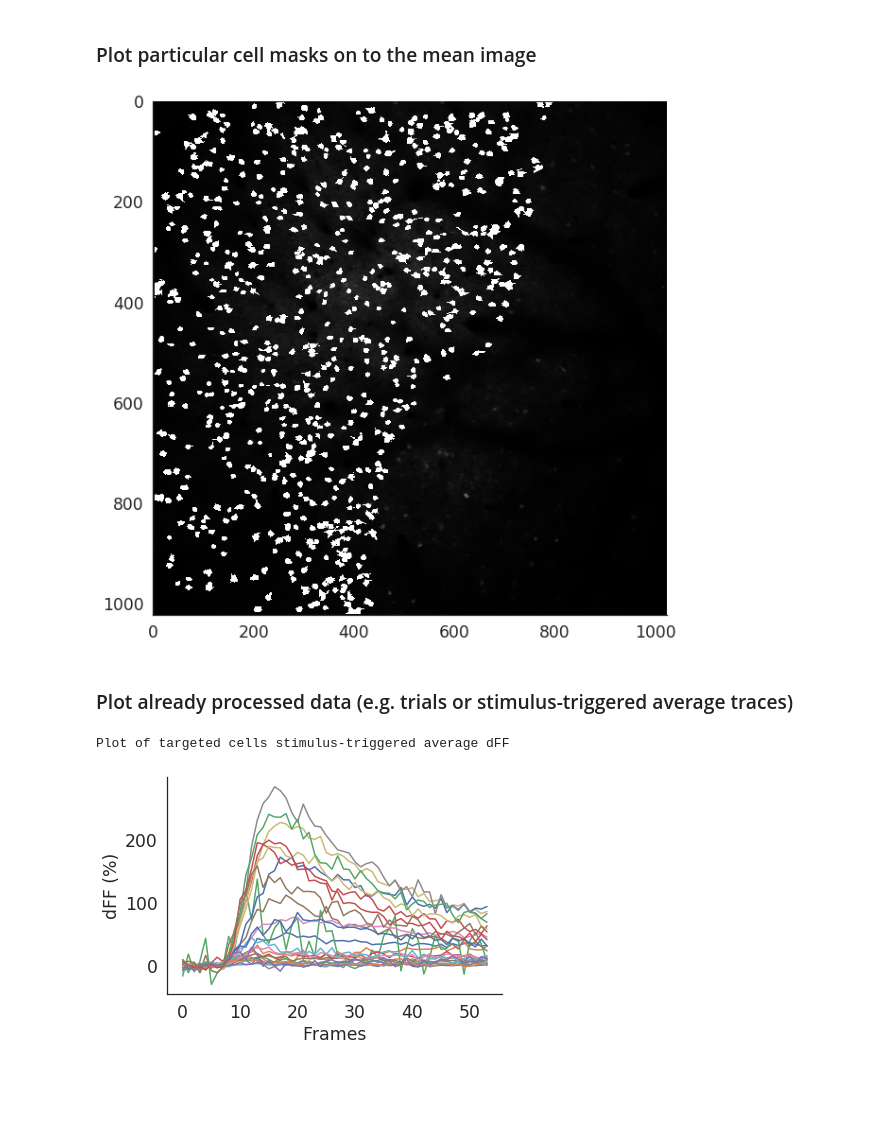
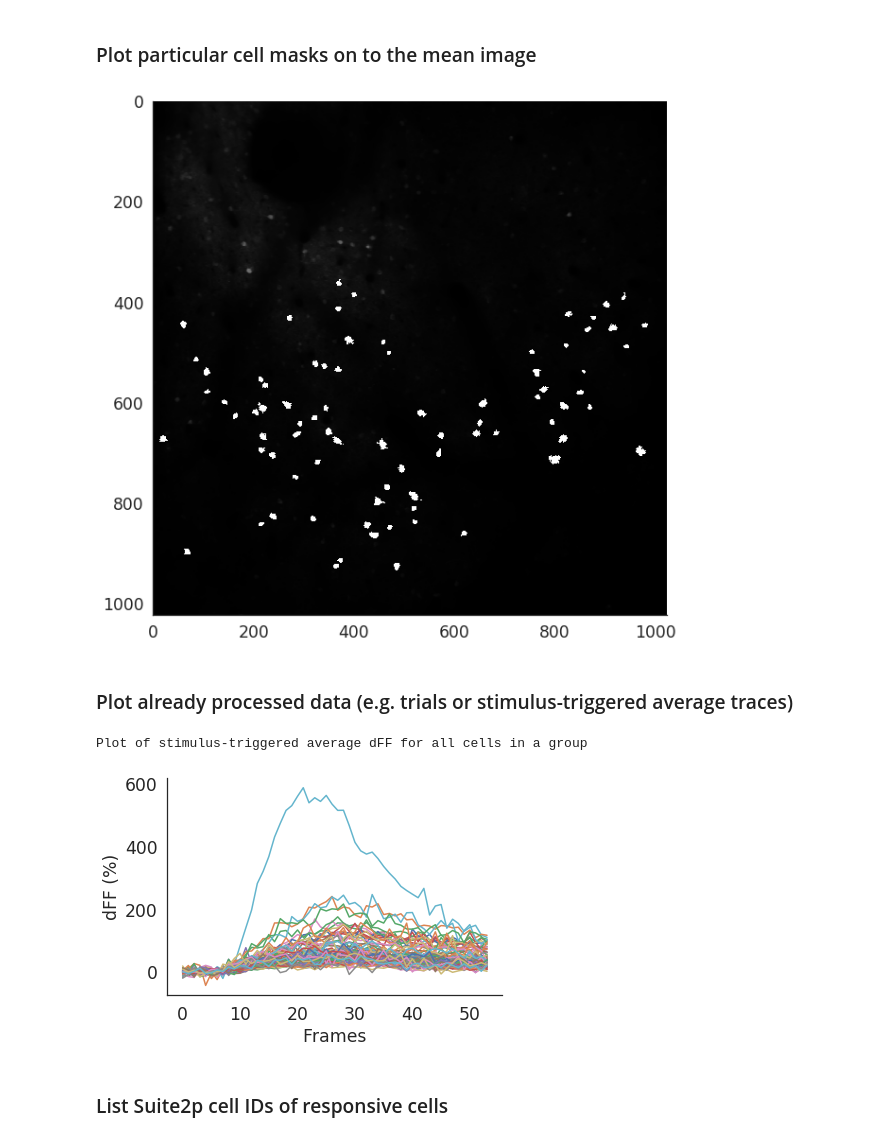
Before and after one commit to Packer-Lab/Vape, a Jupyter notebook: jupyter/how_to_vape_rob.ipynb, the cells around one changed output. Saved outputs shown, nothing was run; the diff lists cells and outputs as text; code cells hidden in the pictures; blank space fills up the shorter version.

Commit message:
added whisker stim compatible things to vape tutorial, added fluorescence plotting across t-series to track drift or water loss

```diff
--- a/jupyter/how_to_vape_rob.ipynb
+++ b/jupyter/how_to_vape_rob.ipynb
@@ -17,7 +17,7 @@ import copy
 # %% [markdown]
 ### Load a pickled object
 # %%
-data_folder = '/home/rlees/mnt/qnap/pkl_files'
+data_folder = '/home/rlees/mnt/qnap/how_to_vape'
 
 for file in os.listdir(data_folder):
     if '.pkl' in file:
@@ -39,7 +39,7 @@ for key, value in vars(session_obj).items():
 ## photostim_s - photostimulation trials with a different set of targets
 ## whisker_stim - whisker stimulation of a single whisker
 ## spont - spontaneous imaging with no stimulations
-exp_obj = session_obj.photostim_r
+exp_obj = session_obj.whisker_stim
 
 print('\nExperimental object attributes')
 for key, value in vars(exp_obj).items():
@@ -170,10 +173,12 @@ plt.figure(figsize=(10,10));
 mean_img = copy.deepcopy(exp_obj.mean_img[0])
 
 # S1 cells (invert for S2)
-cell_ids = [exp_obj.cell_id[0][i] for i,b in enumerate(exp_obj.cell_s1[0]) if b]
+# cell_ids = [exp_obj.cell_id[0][i] for i,b in enumerate(exp_obj.cell_s1[0]) if b]
 
 # Targeted cells (invert for non-targeted)
 # cell_ids = [exp_obj.cell_id[0][i] for i,b in enumerate(exp_obj.targeted_cells) if b]
+
+cell_ids = whisker_resp_cells
 
 for n in range(0,len(iscell)):
     if n in cell_ids:
@@ -183,18 +188,21 @@ for n in range(0,len(iscell)):
 
 plt.imshow(mean_img, cmap='gray', vmin=0, vmax=8000);
 # %% [output]
-[figure, old version]
+[figure, new version]
 # %% [markdown]
 ### Plot already processed data (e.g. trials or stimulus-triggered average traces)
 # %%
-print('Plot of targeted cells stimulus-triggered average dFF')
-targeted_cell_ids = [i for i,b in enumerate(exp_obj.targeted_cells) if b]
+print('Plot of stimulus-triggered average dFF for all cells in a group')
+# cell_ids = [i for i,b in enumerate(exp_obj.targeted_cells) if b] #targeted cells
+cell_ids = [i for i,b in enumerate(exp_obj.sta_sig[0]) if b] #whisker responsive cells
 
-for cell_id in targeted_cell_ids:
+for cell_id in cell_ids:
     plt.plot(exp_obj.stas[0][cell_id])
 
 plt.xlabel('Frames');
 plt.ylabel('dFF (%)');
 # %% [output]
-Plot of targeted cells stimulus-triggered average dFF
+Plot of stimulus-triggered average dFF for all cells in a group
-[figure, old version]
+[figure, new version]
+# %% [markdown]
+### List Suite2p cell IDs of responsive cells
```
Also changed, not shown: parts of 7 cells of this notebook, 2 other files.
